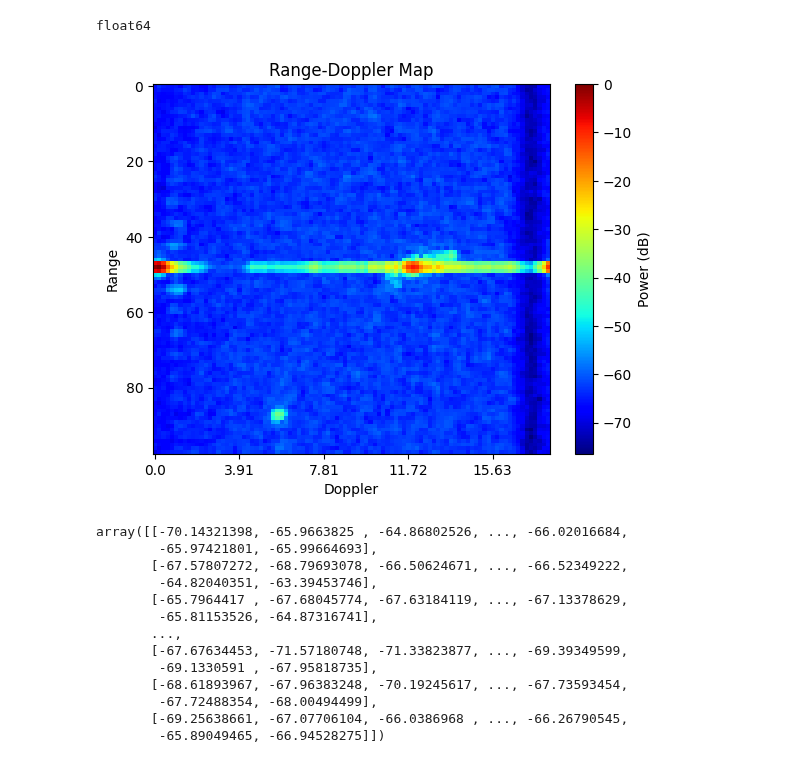
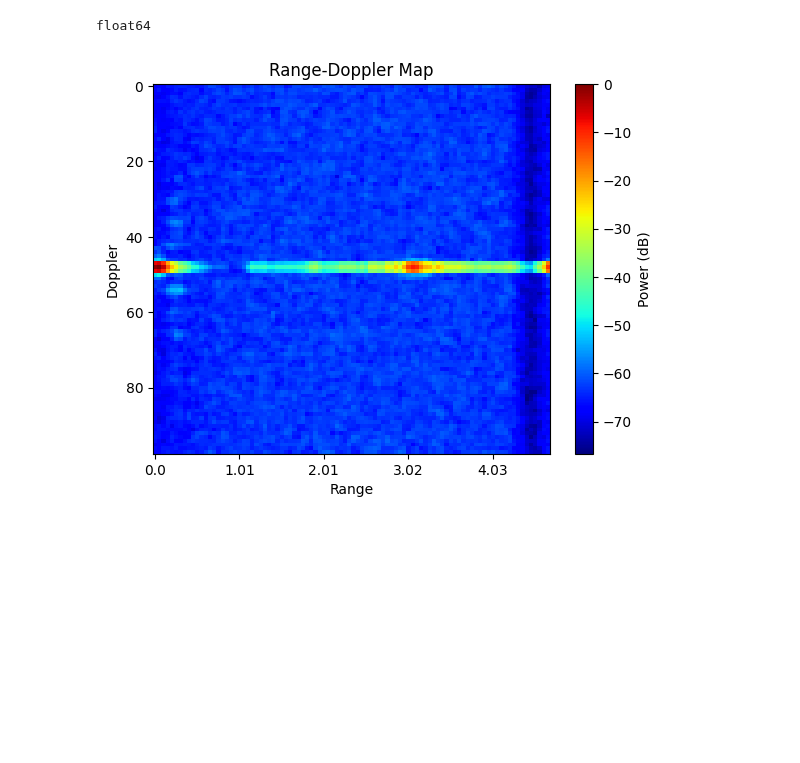
Before and after one commit to HarryPaniccc/4022S_code, a Jupyter notebook: messing_around.ipynb, the cells around one changed output. Cells and saved outputs as stored; diff of their text form; code cells hidden in the pictures; blank space fills up the shorter version.

Commit message:
Trying worked on orientation and making the y ticks in the saved images better

```diff
--- a/messing_around.ipynb
+++ b/messing_around.ipynb
@@ -17,8 +17,7 @@ session2_preface = '../4022S_data/session2/'
 tennis_ball_tests = get_data_files(session2_preface) #just using this test
 walking_away_test = h5py.File('../4022S_data/undergrad_testset/Experiment_moving_target_back_data.hdf5', 'r')
 
-range_bin_size = 0.1953138069708251
-
+freq_slope_const, number_of_samples_per_chirp, sample_rate, Tdata, bandwidth, range_bin_size = get_measurement_parameters(walking_away_test)
 
 frame_data = walking_away_test[f'Sensors/TI_Radar/Data/Frame_5/frame_data']
 fftd_frame_data = range_doppler_fft(frame_data, 0, 0)
@@ -32,8 +31,8 @@ def make_map(plotted_fftd_frame_data, range_bin_size):
     plt.figure()
     plt.imshow(plotted_fftd_frame_data, aspect='auto', cmap='jet')
     plt.title('Range-Doppler Map')
-    plt.xlabel('Doppler')
-    plt.ylabel('Range')
+    plt.xlabel('Range')
+    plt.ylabel('Doppler')
     plt.colorbar(label='Power (dB)')
     # Get current y-ticks and labels
     x_ticks = plt.gca().get_xticks()
@@ -41,8 +40,7 @@ def make_map(plotted_fftd_frame_data, range_bin_size):
     plt.show()
 
 
-
-def range_doppler_map(hdf5_file_path, frame, range_bin_size, make_map_check): # This started as a clone from radar_functions
+def range_doppler_map(hdf5_file_path, frame, make_map_check): # This started as a clone from radar_functions
 
     """Generates a range doppler map of hdf5 radar data. Can generate a plot (make_map = 1) or just the data (make_map = 0)
         -> make_map = 1 plots the heatmap, heat_map = 0 skips it
@@ -51,6 +49,8 @@ def range_doppler_map(hdf5_file_path, frame, range_bin_size, make_map_check): #
     frame_data = hdf5_file_path[f'Sensors/TI_Radar/Data/Frame_{frame}/frame_data']
     range_pad = 0
     doppler_pad = 0
+
+    _, _, _, _, _, range_bin_size = get_measurement_parameters(hdf5_file_path)
 
     fftd_frame_data = range_doppler_fft(frame_data, range_pad, doppler_pad)
     plotted_fftd_frame_data = range_doppler_sum(fftd_frame_data)
@@ -62,19 +62,6 @@ def range_doppler_map(hdf5_file_path, frame, range_bin_size, make_map_check): #
 
     return plotted_fftd_frame_data
 # %%
-range_doppler_map(tennis_ball_tests[0], 76, range_bin_size, True)
+checking = range_doppler_map(tennis_ball_tests[0], 190, True)
 # %% [output]
-[figure, old version]
+[figure, new version]
-array([[-70.14321398, -65.9663825 , -64.86802526, ..., -66.02016684,
-        -65.97421801, -65.99664693],
-       [-67.57807272, -68.79693078, -66.50624671, ..., -66.52349222,
-        -64.82040351, -63.39453746],
-       [-65.7964417 , -67.68045774, -67.63184119, ..., -67.13378629,
-        -65.81153526, -64.87316741],
-       ...,
-       [-67.67634453, -71.57180748, -71.33823877, ..., -69.39349599,
-        -69.1330591 , -67.95818735],
-       [-68.61893967, -67.96383248, -70.19245617, ..., -67.73593454,
-        -67.72488354, -68.00494499],
-       [-69.25638661, -67.07706104, -66.0386968 , ..., -66.26790545,
-        -65.89049465, -66.94528275]])
```
Also changed, not shown: 2 other files.
